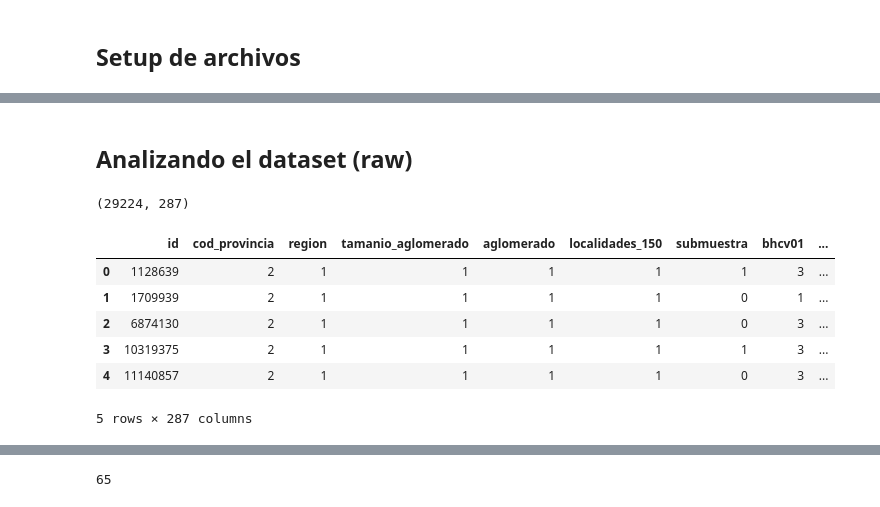
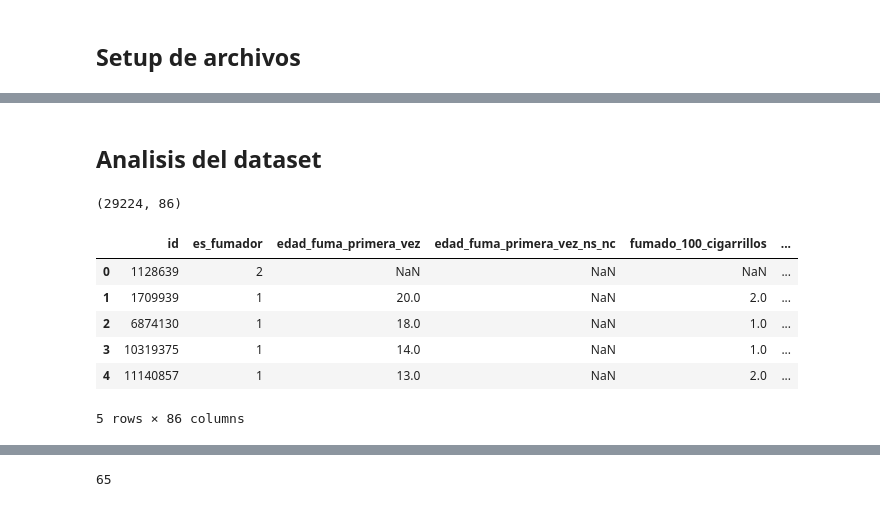
Before and after one commit to Data-Science-YPF/factores_riesgo, a Jupyter notebook: analisisBD.ipynb, the cells around one changed output, grey strips where cells are left out. Cells and saved outputs as stored; diff of their text form; code cells hidden in the pictures.

Commit message:
Agregando la estructura a los archivos

```diff
--- a/analisisBD.ipynb
+++ b/analisisBD.ipynb
@@ -31,21 +25,24 @@ ModuleNotFoundError: No module named 'google'
 # %%
 ## Leo el archivo localmente
 friesgo_2018 = pd.read_csv('datasets/friesgo2018.txt', delimiter = '|')
-# %% [markdown]
-## Analizando el dataset (raw)
+# %%
+## Leo el archivo localmente - CSV exportado de archivo 'acondicionamiento'
+friesgo_2018_raw = pd.read_csv('datasets/friesgo_2018.csv')
+# %% [markdown]
+## Analisis del dataset
 # %%
 # Determino filas y columnas
-friesgo_2018.shape
+friesgo_2018_raw.shape
 # %% [output]
-(29224, 287)
+(29224, 86)
 # %%
 # Obtengo las 5 primeras filas del dataset
-friesgo_2018.head()
+friesgo_2018_raw.head()
 # %% [output]
-|  | id | cod_provincia | region | tamanio_aglomerado | aglomerado | localidades_150 | submuestra | bhcv01 | ... |
-| 0 | 1128639 | 2 | 1 | 1 | 1 | 1 | 1 | 3 | ... |
-| 1 | 1709939 | 2 | 1 | 1 | 1 | 1 | 0 | 1 | ... |
-| 2 | 6874130 | 2 | 1 | 1 | 1 | 1 | 0 | 3 | ... |
-| 3 | 10319375 | 2 | 1 | 1 | 1 | 1 | 1 | 3 | ... |
-| 4 | 11140857 | 2 | 1 | 1 | 1 | 1 | 0 | 3 | ... |
+|  | id | es_fumador | edad_fuma_primera_vez | edad_fuma_primera_vez_ns_nc | fumado_100_cigarrillos | ... |
+| 0 | 1128639 | 2 | NaN | NaN | NaN | ... |
+| 1 | 1709939 | 1 | 20.0 | NaN | 2.0 | ... |
+| 2 | 6874130 | 1 | 18.0 | NaN | 1.0 | ... |
+| 3 | 10319375 | 1 | 14.0 | NaN | 1.0 | ... |
+| 4 | 11140857 | 1 | 13.0 | NaN | 2.0 | ... |
-5 rows × 287 columns
+5 rows × 86 columns
```
Also changed, not shown: parts of 32 cells of this notebook, 1 other file.
